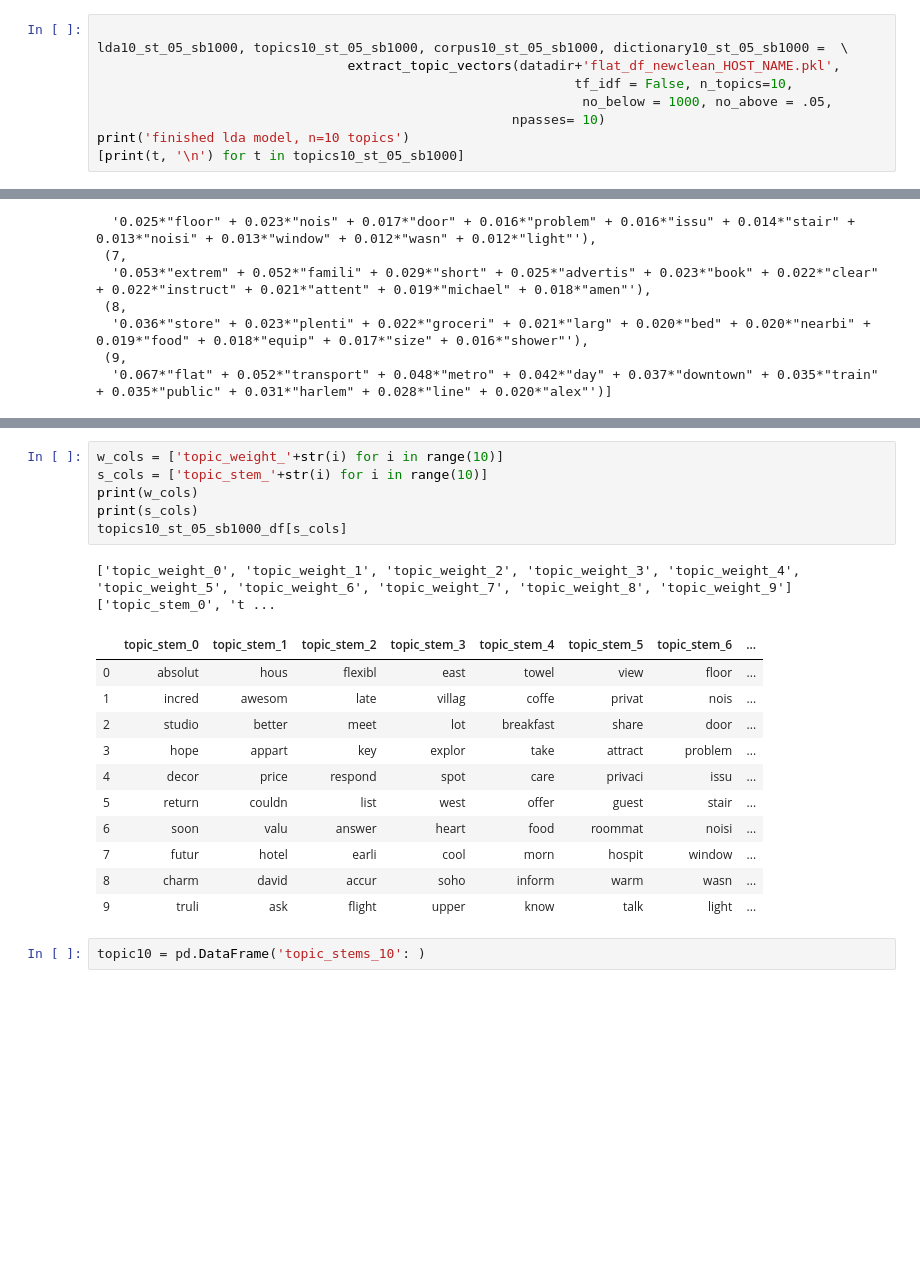
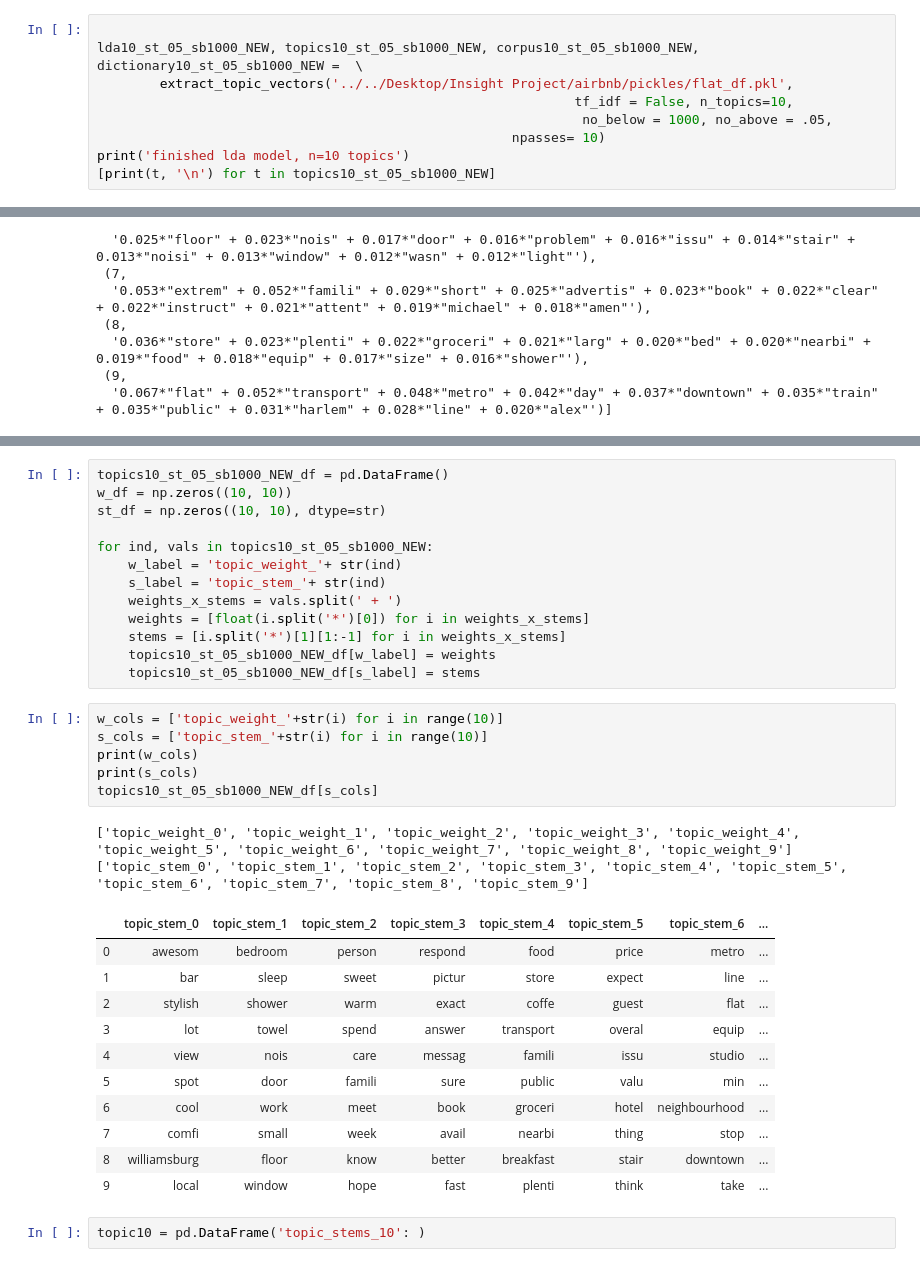
Before and after one commit to bdferris642/airbnb_insight, a Jupyter notebook: Topic Analysis.ipynb, the cells around one changed output, grey strips where cells are left out. Drawn from its saved outputs; the diff is of its cells as text; blank space fills up the shorter version.

```diff
--- a/Topic Analysis.ipynb
+++ b/Topic Analysis.ipynb
@@ -1075,13 +877,13 @@ finished lda model, n=7 topics
 [None, None, None, None, None, None, None]
 # %%
 
-lda10_st_05_sb1000, topics10_st_05_sb1000, corpus10_st_05_sb1000, dictionary10_st_05_sb1000 =  \
-                                extract_topic_vectors(datadir+'flat_df_newclean_HOST_NAME.pkl',
+lda10_st_05_sb1000_NEW, topics10_st_05_sb1000_NEW, corpus10_st_05_sb1000_NEW, dictionary10_st_05_sb1000_NEW =  \
+        extract_topic_vectors('../../Desktop/Insight Project/airbnb/pickles/flat_df.pkl',
                                                              tf_idf = False, n_topics=10,
                                                               no_below = 1000, no_above = .05,
                                                      npasses= 10)
 print('finished lda model, n=10 topics')
-[print(t, '\n') for t in topics10_st_05_sb1000]
+[print(t, '\n') for t in topics10_st_05_sb1000_NEW]
 # %% [output]
 Loaded File
 Made Corpus
@@ -1152,22 +942,36 @@ for ind, vals in topics10_st_05_sb1000:
+# %%
+topics10_st_05_sb1000_NEW_df = pd.DataFrame()
+w_df = np.zeros((10, 10))
+st_df = np.zeros((10, 10), dtype=str)
+
+for ind, vals in topics10_st_05_sb1000_NEW:
+    w_label = 'topic_weight_'+ str(ind)
+    s_label = 'topic_stem_'+ str(ind)
+    weights_x_stems = vals.split(' + ')
+    weights = [float(i.split('*')[0]) for i in weights_x_stems]
+    stems = [i.split('*')[1][1:-1] for i in weights_x_stems]
+    topics10_st_05_sb1000_NEW_df[w_label] = weights
+    topics10_st_05_sb1000_NEW_df[s_label] = stems
 # %%
 w_cols = ['topic_weight_'+str(i) for i in range(10)]
 s_cols = ['topic_stem_'+str(i) for i in range(10)]
 print(w_cols)
 print(s_cols)
-topics10_st_05_sb1000_df[s_cols]
+topics10_st_05_sb1000_NEW_df[s_cols]
 # %% [output]
-['topic_weight_0', 'topic_weight_1', 'topic_weight_2', 'topic_weight_3', 'topic_weight_4', 'topic_weight_5', 'topic_weight_6', 'topic_weight_7', 'topic_weight_8', 'topic_weight_9'] ['topic_stem_0', 't ...
+['topic_weight_0', 'topic_weight_1', 'topic_weight_2', 'topic_weight_3', 'topic_weight_4', 'topic_weight_5', 'topic_weight_6', 'topic_weight_7', 'topic_weight_8', 'topic_weight_9']
+['topic_stem_0', 'topic_stem_1', 'topic_stem_2', 'topic_stem_3', 'topic_stem_4', 'topic_stem_5', 'topic_stem_6', 'topic_stem_7', 'topic_stem_8', 'topic_stem_9']
 |  | topic_stem_0 | topic_stem_1 | topic_stem_2 | topic_stem_3 | topic_stem_4 | topic_stem_5 | topic_stem_6 | ... |
-| 0 | absolut | hous | flexibl | east | towel | view | floor | ... |
-| 1 | incred | awesom | late | villag | coffe | privat | nois | ... |
-| 2 | studio | better | meet | lot | breakfast | share | door | ... |
-| 3 | hope | appart | key | explor | take | attract | problem | ... |
-| 4 | decor | price | respond | spot | care | privaci | issu | ... |
-| 5 | return | couldn | list | west | offer | guest | stair | ... |
-| 6 | soon | valu | answer | heart | food | roommat | noisi | ... |
-| 7 | futur | hotel | earli | cool | morn | hospit | window | ... |
-| 8 | charm | david | accur | soho | inform | warm | wasn | ... |
-| 9 | truli | ask | flight | upper | know | talk | light | ... |
+| 0 | awesom | bedroom | person | respond | food | price | metro | ... |
+| 1 | bar | sleep | sweet | pictur | store | expect | line | ... |
+| 2 | stylish | shower | warm | exact | coffe | guest | flat | ... |
+| 3 | lot | towel | spend | answer | transport | overal | equip | ... |
+| 4 | view | nois | care | messag | famili | issu | studio | ... |
+| 5 | spot | door | famili | sure | public | valu | min | ... |
+| 6 | cool | work | meet | book | groceri | hotel | neighbourhood | ... |
+| 7 | comfi | small | week | avail | nearbi | thing | stop | ... |
+| 8 | williamsburg | floor | know | better | breakfast | stair | downtown | ... |
+| 9 | local | window | hope | fast | plenti | think | take | ... |
 # %%
 topic10 = pd.DataFrame('topic_stems_10': )
 # %%
```
Also changed, not shown: parts of 91 cells of this notebook, 1 other file.
